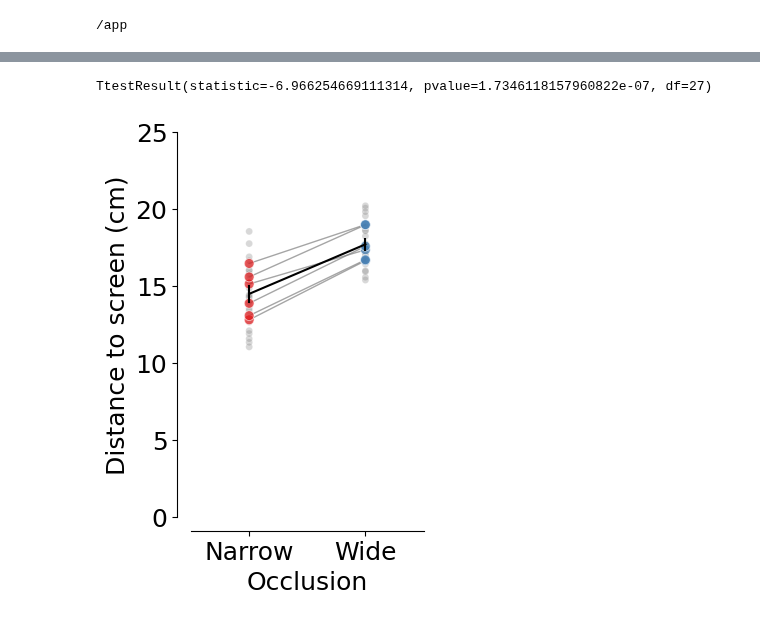
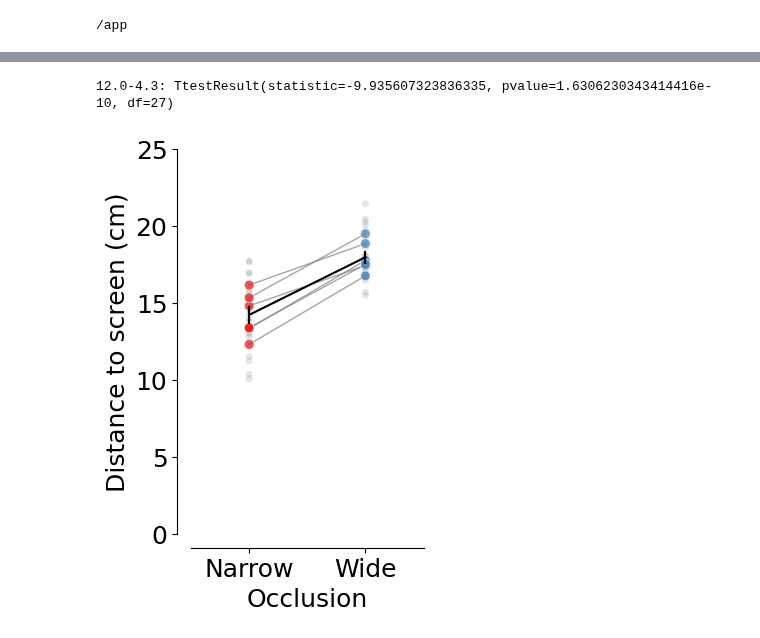
Before and after one commit to MMathisLab/FreelyMovingVR4Mice, a Jupyter notebook: dj_pipeline/notebooks/Paper_figures/Figure_3.ipynb, the cells around one changed output, grey strips where cells are left out. Cells and saved outputs as stored; diff of their text form; code cells hidden in the pictures.

```diff
--- a/dj_pipeline/notebooks/Paper_figures/Figure_3.ipynb
+++ b/dj_pipeline/notebooks/Paper_figures/Figure_3.ipynb
@@ -217,20 +247,10 @@ decisions = decision_points.groupby(["dataset", "mouse_name", "aperture"], as_in
 # %%
-fig, ax = plt.subplots(1,1, figsize=(3,5))
-
-counts = pd.DataFrame({"count": abs(decisions.y-27), "dataset": decisions.dataset, "mouse_name": decisions.mouse_name})
-
-counts["aperture"] = decisions.aperture
-counts.sort_values("aperture", inplace=True)
-counts["aperture"] = counts["aperture"].round(2).astype(str)
-counts = counts.rename(columns={"trial": "count"})
-
-plotting._plot_bar_counts(
-    counts=counts,
-    label_x="aperture",
-    per_mouse=True,
-    ax=ax,
-    cmap=plotting.colors_aperture[:2]
-)
+fig, ax = plt.subplots(1, 1, figsize=(3, 5))
+stats = plotting.pairplot_average_decision_point(decision_points,
+                                                 label_parameter="y",
+                                                 ax=ax,
+                                                 cmap=plotting.colors_aperture,
+                                                 per_mouse=True)
 ax.set_xlim(-.5,1.5)
 ax.set_ylim(0,25)
 ax.set_xlabel("Occlusion")
@@ -238,8 +258,6 @@ ax.set_xticks([0,1], ["Narrow", "Wide"])
 ax.set_ylabel("Distance to screen (cm)")
 sns.despine(offset=10)
 plt.legend([],[], frameon=False)
+
 plt.savefig(save_fig_path + "decision_points.svg", transparent = True)
-
-ttest_rel(counts[counts.aperture == counts.aperture.unique()[0]]["count"],
-          counts[counts.aperture == counts.aperture.unique()[1]]["count"])
 # %% [output]
@@ -266,2 +284,2 @@ ttest_rel(counts[counts.aperture == counts.aperture.unique()[0]]["count"],
-TtestResult(statistic=-6.966254669111314, pvalue=1.7346118157960822e-07, df=27)
+12.0-4.3: TtestResult(statistic=-9.935607323836335, pvalue=1.6306230343414416e-10, df=27)
-[figure, old version]
+[figure, new version]
```
Also changed, not shown: parts of 12 cells of this notebook, 3 other files.
